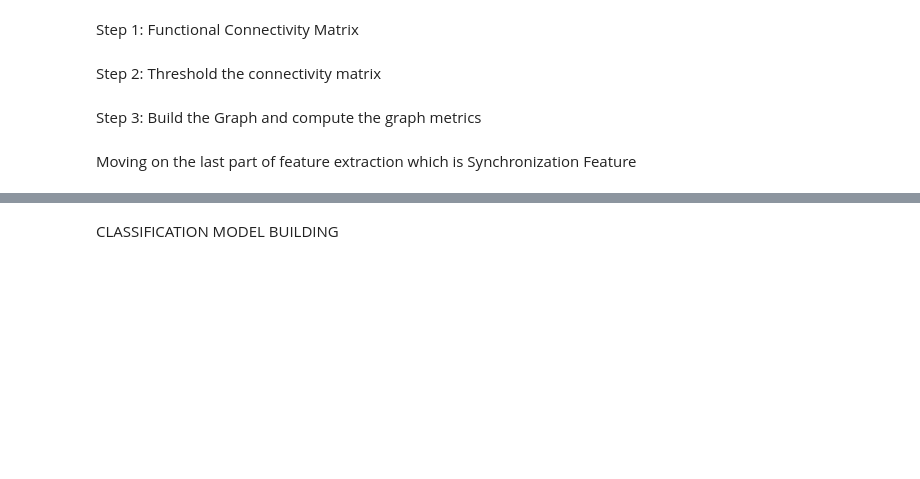
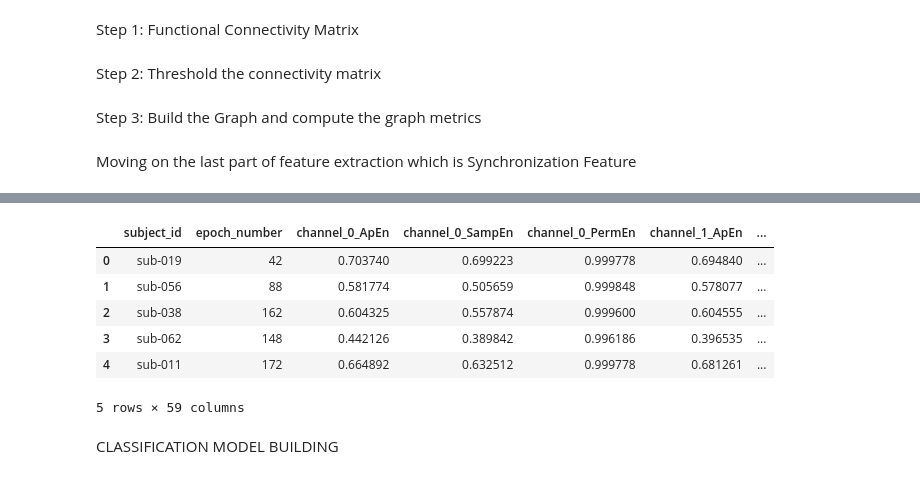
Before and after one commit to Folasewa/Signal_Processing_Projects, a Jupyter notebook: DS_Alzheimer_Project_Folasewa/DS-Alzheimer-Classification.ipynb, the cells around one changed output, grey strips where cells are left out. Saved outputs shown, nothing was run; the diff lists cells and outputs as text; code cells hidden in the pictures; blank space fills up the shorter version.

```diff
--- a/DS_Alzheimer_Project_Folasewa/DS-Alzheimer-Classification.ipynb
+++ b/DS_Alzheimer_Project_Folasewa/DS-Alzheimer-Classification.ipynb
@@ -1041,3 +1110,14 @@ sync_data.head(5)
+# %%
+complexity_data = pd.read_csv("/Users/folasewaabdulsalam/Signal_Processing/DS_Alzheimer_Project_Folasewa/complexity_csv_file.csv")
+complexity_data.head(5)
+# %% [output]
+|  | subject_id | epoch_number | channel_0_ApEn | channel_0_SampEn | channel_0_PermEn | channel_1_ApEn | ... |
+| 0 | sub-019 | 42 | 0.703740 | 0.699223 | 0.999778 | 0.694840 | ... |
+| 1 | sub-056 | 88 | 0.581774 | 0.505659 | 0.999848 | 0.578077 | ... |
+| 2 | sub-038 | 162 | 0.604325 | 0.557874 | 0.999600 | 0.604555 | ... |
+| 3 | sub-062 | 148 | 0.442126 | 0.389842 | 0.996186 | 0.396535 | ... |
+| 4 | sub-011 | 172 | 0.664892 | 0.632512 | 0.999778 | 0.681261 | ... |
+5 rows × 59 columns
 # %% [markdown]
 CLASSIFICATION MODEL BUILDING
 # %%
```
Also changed, not shown: parts of 20 cells of this notebook, 2 other files.
